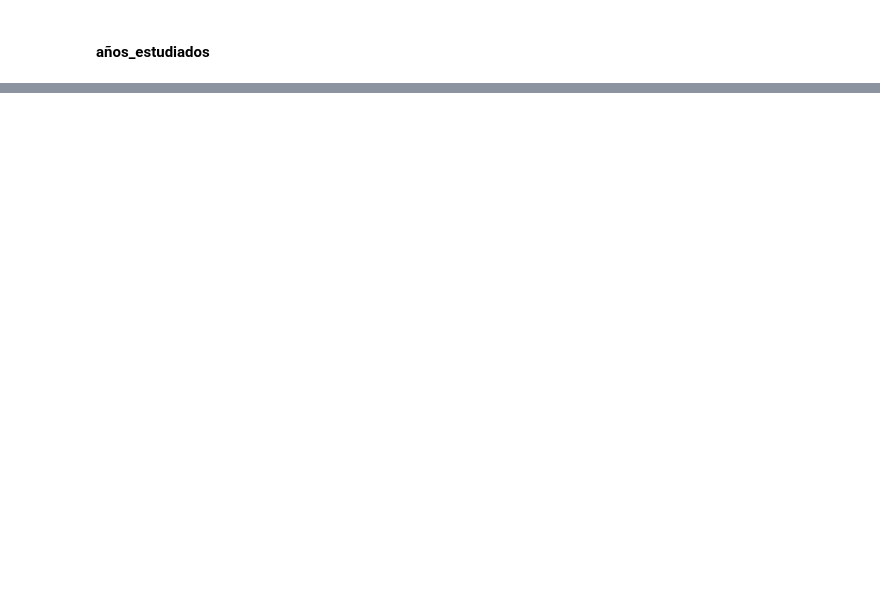
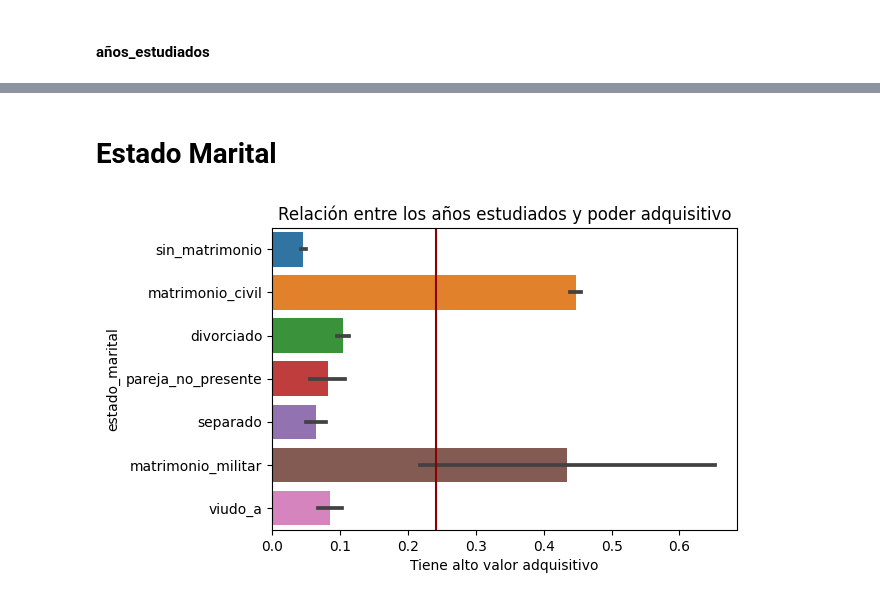
Before and after one commit to SantiValdezUlzurrun/TP-2021-1C-Organizacion-de-datos, a Jupyter notebook: TP.ipynb, the cells around one changed output, grey strips where cells are left out. Drawn from its saved outputs; the diff is of its cells as text; code cells hidden in the pictures; blank space fills up the shorter version.

Commit message:
Visualizacion de los datos
Co-authored-by: SantiValdezUlzurrun <svaldez@fi.uba.ar>

```diff
--- a/TP.ipynb
+++ b/TP.ipynb
@@ -222,3 +197,7 @@ plt.show()
 [figure]
 # %% [markdown]
 Como podemos ver con el grafico todos las persona que no contestaron tiene una tendencia a poseer menor poder adquisitivo. De modo que genera un impacto en nuetros datos, lo mas conveniente es crear una nueva categoria (No contesto) y englobar todas estar persona en este nuevo campo.
+# %%
+df = df.replace({'trabajo': np.nan},'No contesto')
+
+df['trabajo'].isna().any()
@@ -225 +208,3 @@ Como podemos ver con el grafico todos las persona que no contestaron tiene una t
+# %%
+df = df.drop(['educacion_alcanzada'],axis=1)
 # %% [markdown]
@@ -322,0 +473,22 @@ import seaborn as snsdf_tiene_categoria_de_trabajo['categoria_de_trabajo'].value
+# %% [markdown]
+# Estado Marital
+# %%
+#BARPLOT
+plt.figure(dpi=100)
+
+
+
+
+ax = sns.barplot(
+    data=df,
+    x='tiene_alto_valor_adquisitivo',
+     y='estado_marital')
+
+plt.ylabel("estado_marital")
+plt.xlabel("Tiene alto valor adquisitivo")
+plt.title('Relación entre los años estudiados y poder adquisitivo')
+prom = df['tiene_alto_valor_adquisitivo'].mean()
+plt.axvline(prom, color="darkred", label="Promedio de personas con alto VA")
+plt.show()
+# %% [output]
+[figure, added]
```
Also changed, not shown: parts of 33 cells of this notebook, 1 other file.
